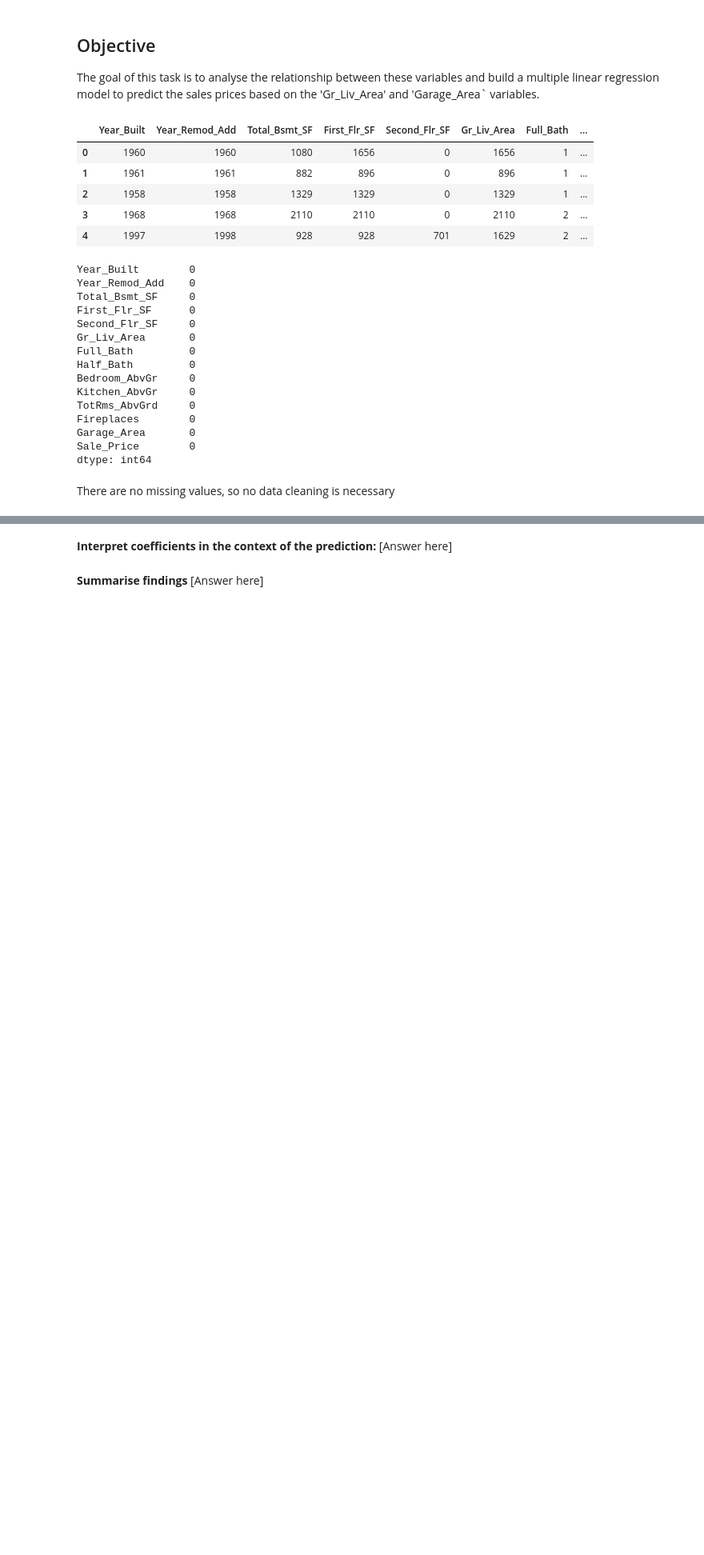
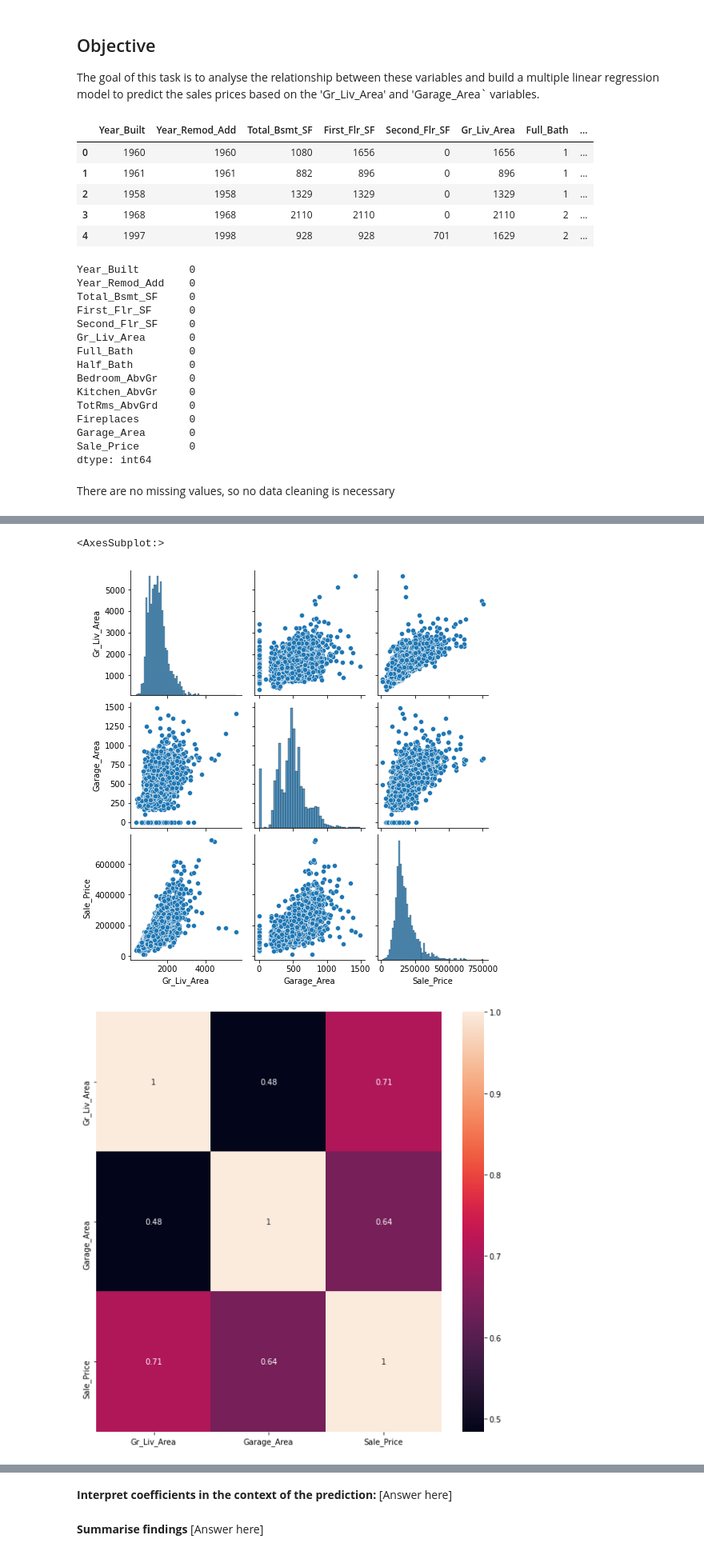
Before and after one commit to williamdorling/Linear-Regression-Ames, a Jupyter notebook: Linear_Regression_Ames.ipynb, the cells around one changed output, grey strips where cells are left out. Shown: that part at 80% size. Drawn from its saved outputs; the diff is of its cells as text; code cells hidden in the pictures; blank space fills up the shorter version.

```diff
--- a/Linear_Regression_Ames.ipynb
+++ b/Linear_Regression_Ames.ipynb
@@ -93,0 +98,3 @@ sns.heatmap(cor, annot = True)
+# %%
+df = df.drop(['Kitchen_AbvGr', 'Half_Bath', 'TotRms_AbvGrd', 'First_Flr_SF'], axis=1)
+df.head()
@@ -97,0 +115,16 @@ sns.heatmap(cor, annot = True)
+# %%
+# Explore relationships between the independent and dependent variables
+# Create new dataframe only with the independent and dependent variables
+data = df[['Gr_Liv_Area', 'Garage_Area', 'Sale_Price']]
+
+# Plot scatterplots and histograms of the restricted dataframe
+sns.pairplot(data=data)
+
+# Plot restricted correlation matrix
+cor = data.corr()
+plt.figure(figsize= (10,10))
+sns.heatmap(cor, annot = True)
+# %% [output]
+<AxesSubplot:>
+[figure, added]
+[figure, added]
```
Also changed, not shown: parts of 13 cells of this notebook.
